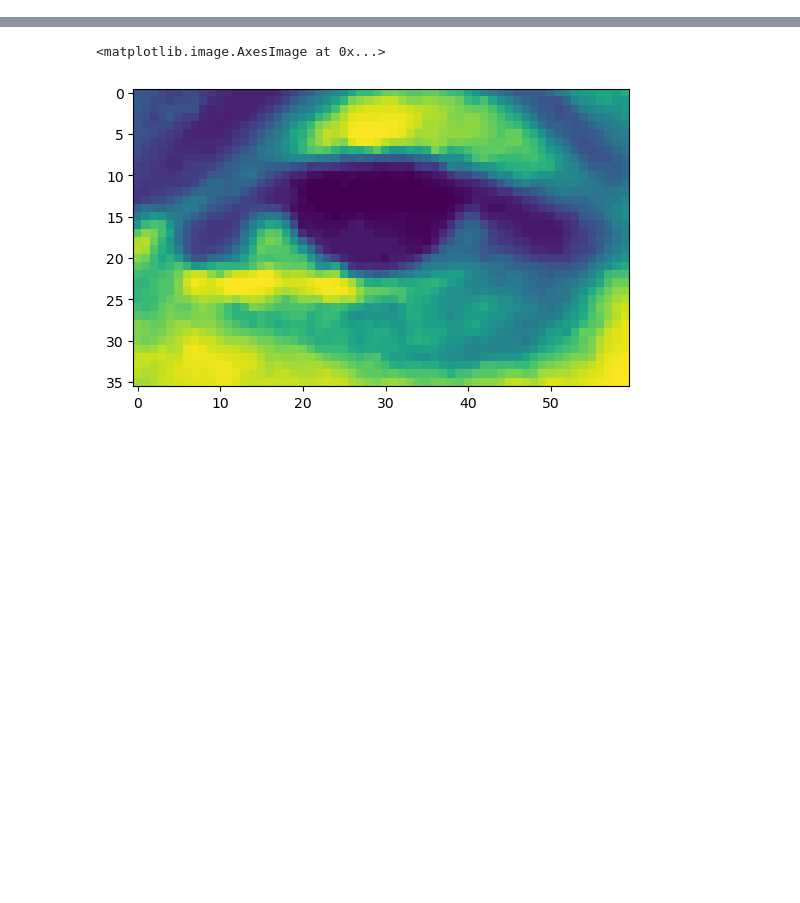
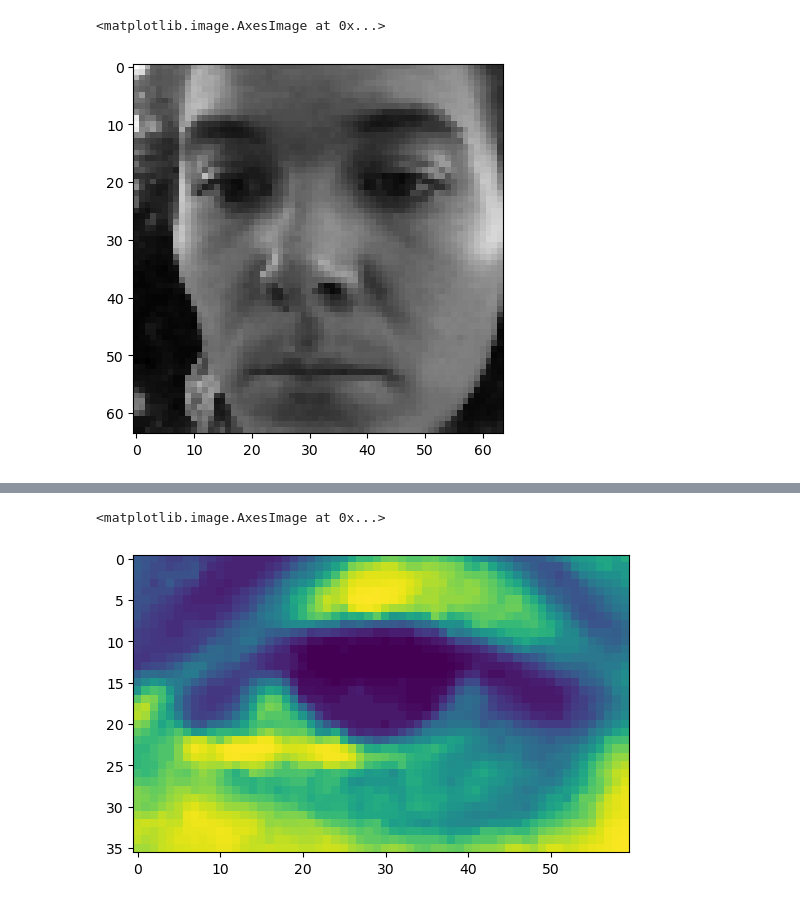
Before and after one commit to IDEA-V/inverse_gaze, a Jupyter notebook: Celeba/b.ipynb, the cells around one changed output, grey strips where cells are left out. Cells and saved outputs as stored; diff of their text form; code cells hidden in the pictures; blank space fills up the shorter version.

```diff
--- a/Celeba/b.ipynb
+++ b/Celeba/b.ipynb
@@ -24,0 +37,2 @@ torch.Size([3, 448, 448])
+# %%
+train_dataset, val_dataset = create_dataset(config, False, [0,2,3,6,8,9,10,11,12,14])
@@ -25,3 +59,10 @@ torch.Size([3, 448, 448])
+# %%
+img = cv2.resize(train_dataset[0][0][0,:,:].numpy(), (64,64))
+# %%
+plt.imshow(img, cmap='gray')
+# %% [output]
+<matplotlib.image.AxesImage at 0x...>
+[figure, added]
 # %%
 train_dataset, val_dataset = create_dataset(config, True, [0,2,3,6,8,9,10,11,12,14])
 train_loader = DataLoader(
```
Also changed, not shown: parts of 18 cells of this notebook, 19 other files.
